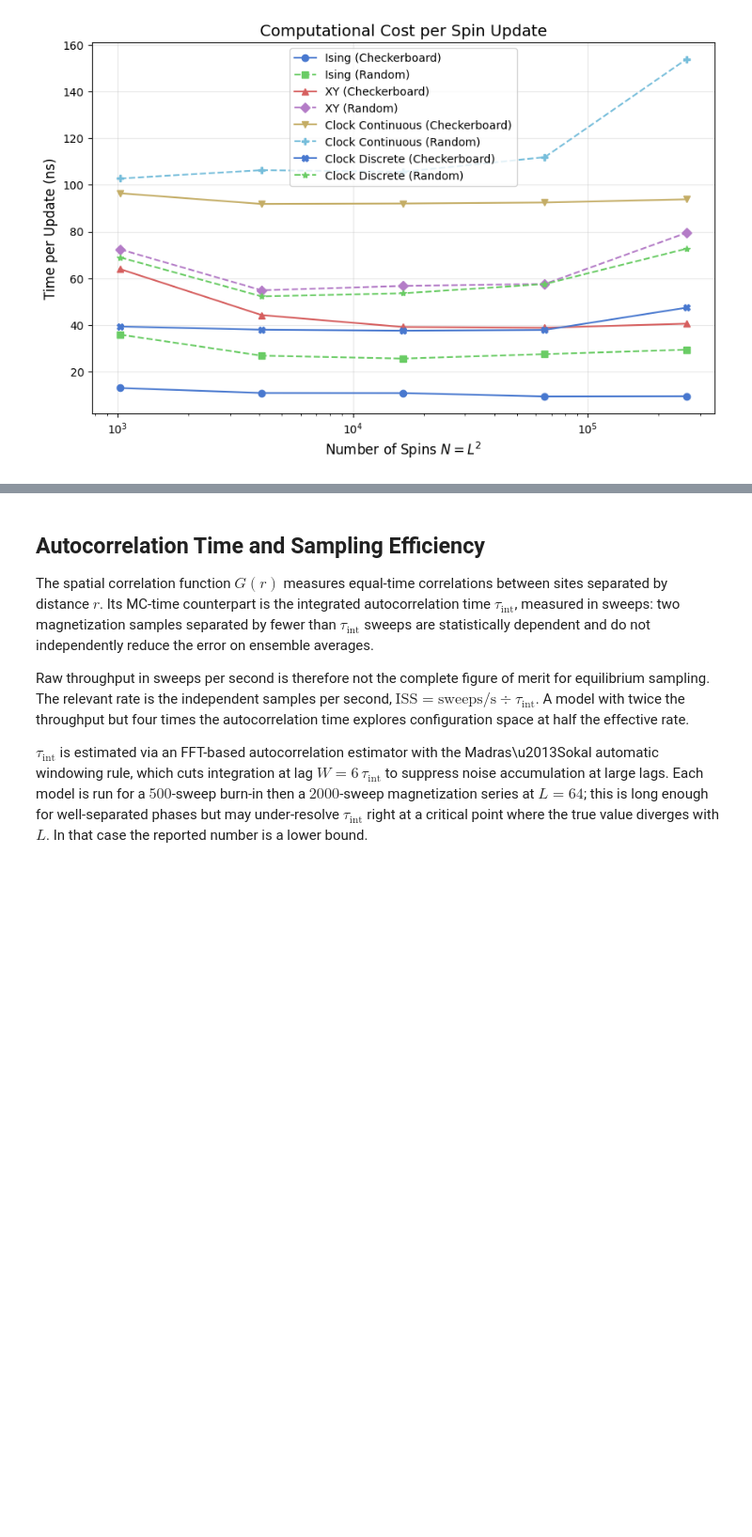
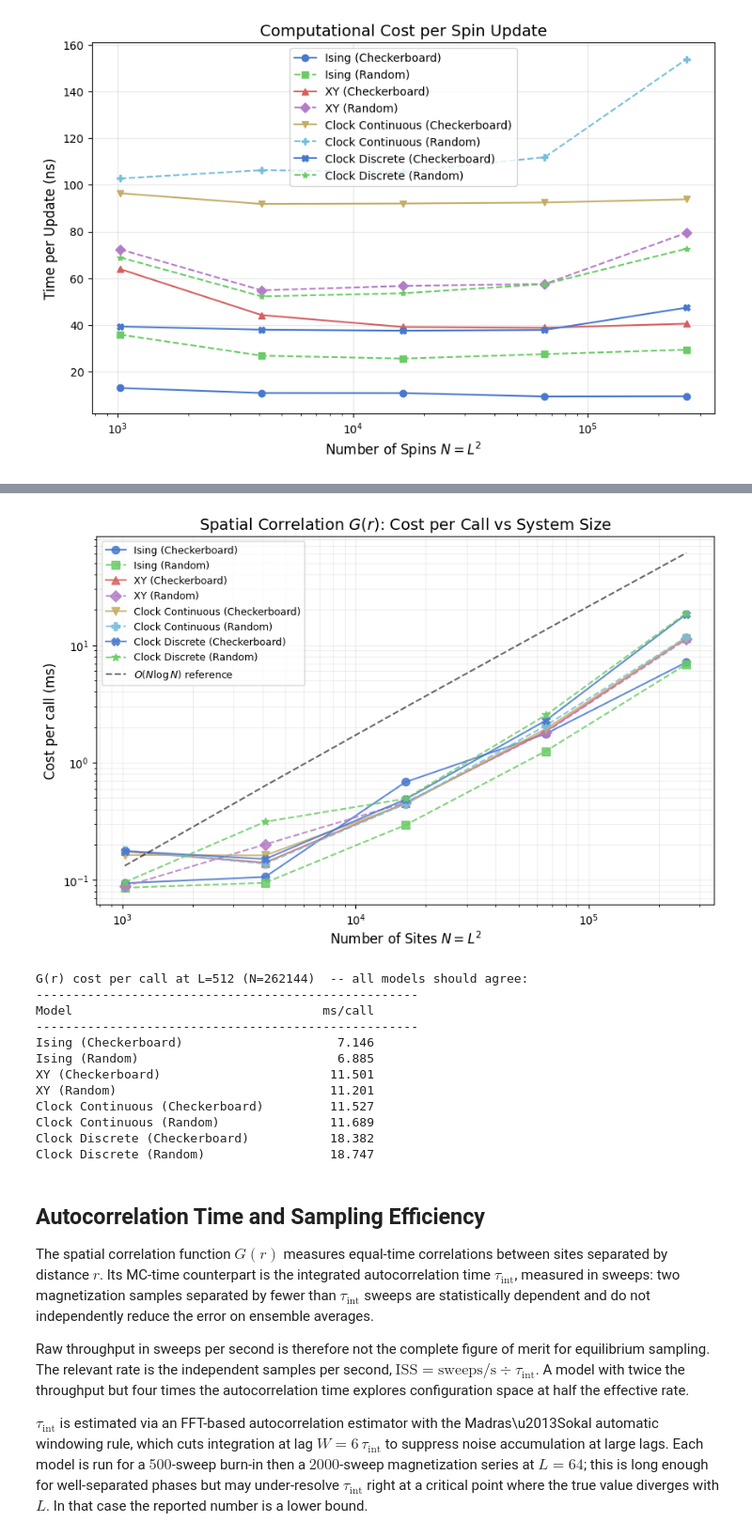
Before and after one commit to manganite/VibeSpin, a Jupyter notebook: Performance_Benchmarks.ipynb, the cells around one changed output, grey strips where cells are left out. Shown at 94% size. Cells and saved outputs as stored; diff of their text form; code cells hidden in the pictures; blank space fills up the shorter version.

```diff
--- a/Performance_Benchmarks.ipynb
+++ b/Performance_Benchmarks.ipynb
@@ -373,3 +333,64 @@ Clock model runtime improvement (discrete vs continuous):
+# %%
+CORR_ITERS = 50  # timed calls per (model, size)
+
+corr_results = {}
+for corr_name, corr_constructor in tqdm(model_configs, desc='G(r) Cost'):
+    corr_results[corr_name] = {}
+    for L in sizes:
+        corr_sim = corr_constructor(L)
+        # Two warm-up calls; JIT is already compiled from the main benchmark warm-up.
+        corr_sim._calculate_correlation_function()
+        corr_sim._calculate_correlation_function()
+        start = time.perf_counter()
+        for _ in range(CORR_ITERS):
+            corr_sim._calculate_correlation_function()
+        corr_results[corr_name][L] = (time.perf_counter() - start) / CORR_ITERS * 1000
+
+# N log N reference line anchored to the mean cost at L=32
+N_ref = np.array([L * L for L in sizes], dtype=float)
+mean_at_L0 = float(np.mean([corr_results[n][sizes[0]] for n in corr_results]))
+N0 = float(sizes[0] ** 2)
+nlogn_ref = mean_at_L0 * (N_ref * np.log2(N_ref)) / (N0 * np.log2(N0))
+
+plt.figure(figsize=(10, 6))
+for corr_name in corr_results:
+    L_vals = sorted(corr_results[corr_name].keys())
+    N_vals = [L * L for L in L_vals]
+    cost_vals = [corr_results[corr_name][L] for L in L_vals]
+    plt.loglog(
+        N_vals, cost_vals,
+        marker=MODEL_MARKERS[corr_name], linestyle=MODEL_LS[corr_name],
+        color=MODEL_COLORS[corr_name], label=corr_name, markersize=7, alpha=0.85,
+    )
+
+plt.loglog(N_ref, nlogn_ref, 'k--', linewidth=1.5, alpha=0.6, label=r'$O(N \log N)$ reference')
+plt.title('Spatial Correlation $G(r)$: Cost per Call vs System Size', fontsize=14)
+plt.xlabel('Number of Sites $N = L^2$', fontsize=12)
+plt.ylabel('Cost per call (ms)', fontsize=12)
+plt.grid(True, which='both', ls='-', alpha=0.2)
+plt.legend(fontsize=9)
+plt.show()
+
+print(f"G(r) cost per call at L={sizes[-1]} (N={sizes[-1]**2})  -- all models should agree:")
+print("-" * 52)
+print(f"{'Model':<35} {'ms/call':>10}")
+print("-" * 52)
+for corr_name in corr_results:
+    print(f"{corr_name:<35} {corr_results[corr_name][sizes[-1]]:>10.3f}")
+# %% [output]
+[figure, added]
+G(r) cost per call at L=512 (N=262144)  -- all models should agree:
+----------------------------------------------------
+Model                                  ms/call
+----------------------------------------------------
+Ising (Checkerboard)                     7.146
+Ising (Random)                           6.885
+XY (Checkerboard)                       11.501
+XY (Random)                             11.201
+Clock Continuous (Checkerboard)         11.527
+Clock Continuous (Random)               11.689
+Clock Discrete (Checkerboard)           18.382
+Clock Discrete (Random)                 18.747
 # %% [markdown]
 ## Autocorrelation Time and Sampling Efficiency
 
```
Also changed, not shown: parts of 15 cells of this notebook.
